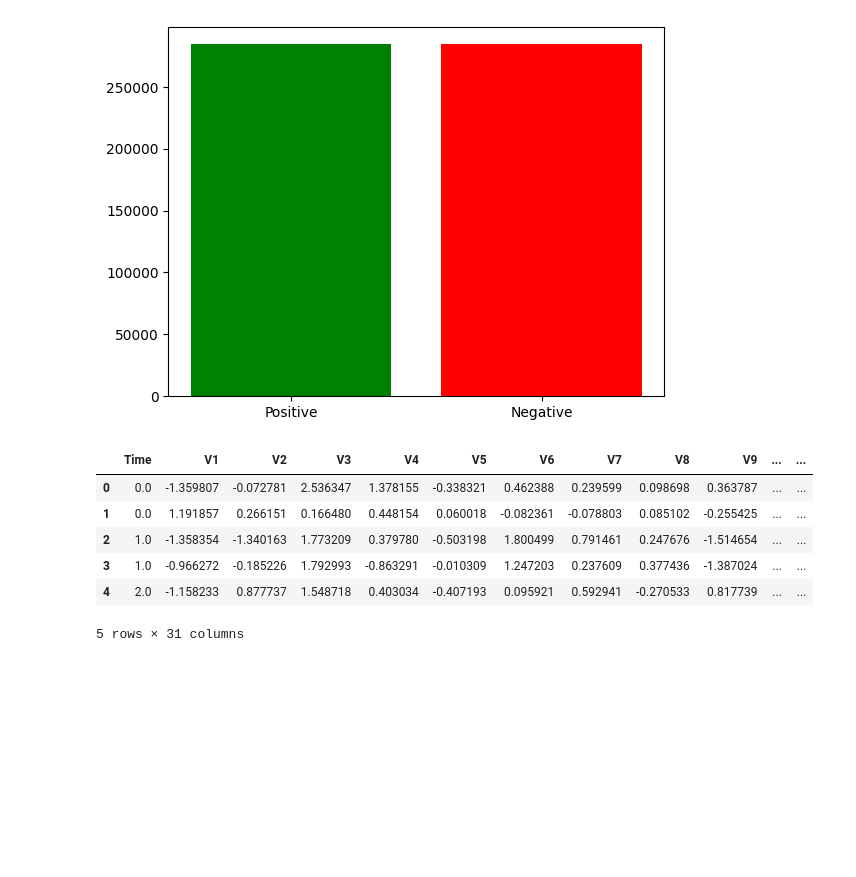
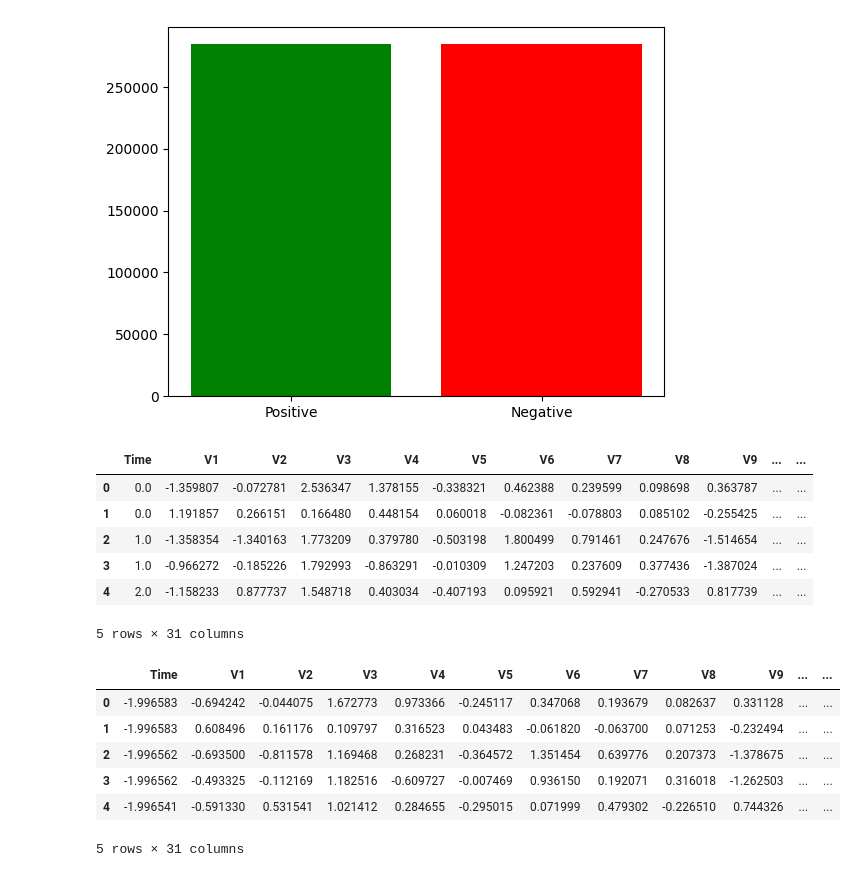
Before and after one commit to LeikRad/TAA_Projects, a Jupyter notebook: project_1/project.ipynb, the cells around one changed output. Cells and saved outputs as stored; diff of their text form; code cells hidden in the pictures; blank space fills up the shorter version.

```diff
--- a/project_1/project.ipynb
+++ b/project_1/project.ipynb
@@ -129,3 +129,20 @@ data.head()
 | 3 | 1.0 | -0.966272 | -0.185226 | 1.792993 | -0.863291 | -0.010309 | 1.247203 | 0.237609 | 0.377436 | -1.387024 | ... | ... |
 | 4 | 2.0 | -1.158233 | 0.877737 | 1.548718 | 0.403034 | -0.407193 | 0.095921 | 0.592941 | -0.270533 | 0.817739 | ... | ... |
 5 rows × 31 columns
+# %%
+from sklearn.preprocessing import StandardScaler
+
+# Assuming data is a pandas DataFrame
+scaler = StandardScaler()
+data_normalized = pd.DataFrame(scaler.fit_transform(data), columns=data.columns)
+
+# Now data_normalized is a normalized version of data
+data_normalized.head()
+# %% [output]
+|  | Time | V1 | V2 | V3 | V4 | V5 | V6 | V7 | V8 | V9 | ... | ... |
+| 0 | -1.996583 | -0.694242 | -0.044075 | 1.672773 | 0.973366 | -0.245117 | 0.347068 | 0.193679 | 0.082637 | 0.331128 | ... | ... |
+| 1 | -1.996583 | 0.608496 | 0.161176 | 0.109797 | 0.316523 | 0.043483 | -0.061820 | -0.063700 | 0.071253 | -0.232494 | ... | ... |
+| 2 | -1.996562 | -0.693500 | -0.811578 | 1.169468 | 0.268231 | -0.364572 | 1.351454 | 0.639776 | 0.207373 | -1.378675 | ... | ... |
+| 3 | -1.996562 | -0.493325 | -0.112169 | 1.182516 | -0.609727 | -0.007469 | 0.936150 | 0.192071 | 0.316018 | -1.262503 | ... | ... |
+| 4 | -1.996541 | -0.591330 | 0.531541 | 1.021412 | 0.284655 | -0.295015 | 0.071999 | 0.479302 | -0.226510 | 0.744326 | ... | ... |
+5 rows × 31 columns
```
Also changed, not shown: parts of 2 cells of this notebook, 1 other file.
